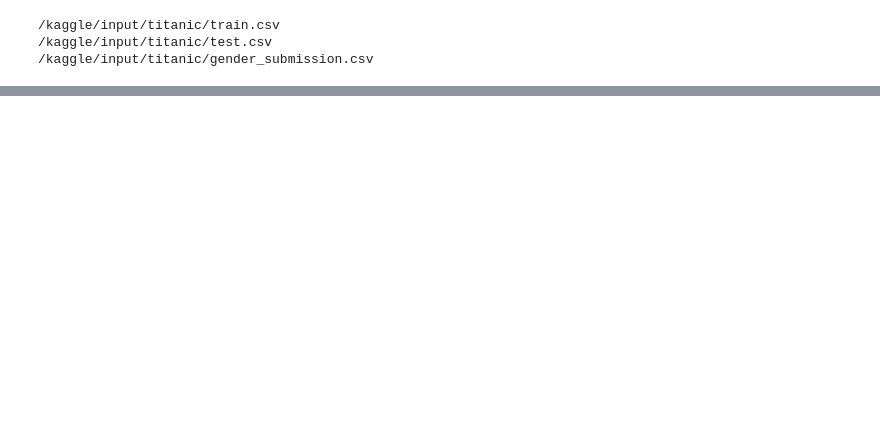
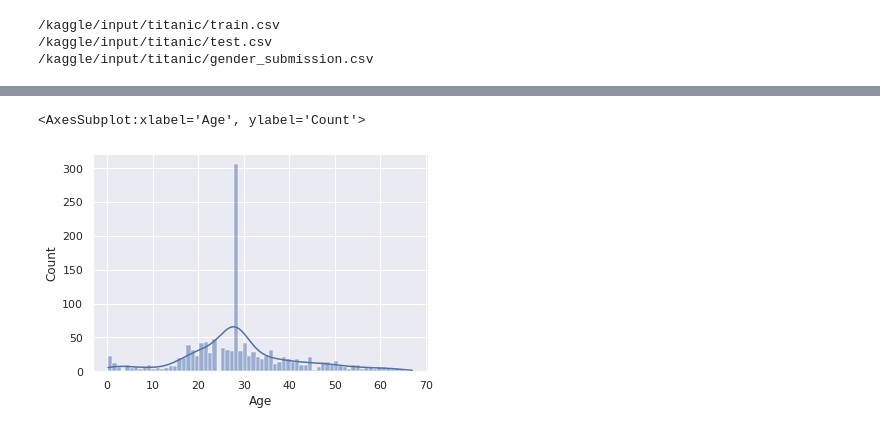
Before and after one commit to mebi-ali/Titanic_Survival_Predication, a Jupyter notebook: Titanic-Survival-Predication.ipynb, the cells around one changed output, grey strips where cells are left out. Cells and saved outputs as stored; diff of their text form; code cells hidden in the pictures; blank space fills up the shorter version.

```diff
--- a/Titanic-Survival-Predication.ipynb
+++ b/Titanic-Survival-Predication.ipynb
@@ -35,0 +238,8 @@ train.describe()
+# %%
+# Lets imputate missing value with median
+data[data['Age'] >= 70] = np.nan
+data['Age'] = data['Age'].fillna(np.nanmedian(data.Age))
+sns.histplot(data=data, x=data['Age'], bins=70, kde=True)
+# %% [output]
+<AxesSubplot:xlabel='Age', ylabel='Count'>
+[figure, added]
```
Also changed, not shown: parts of 19 cells of this notebook.
